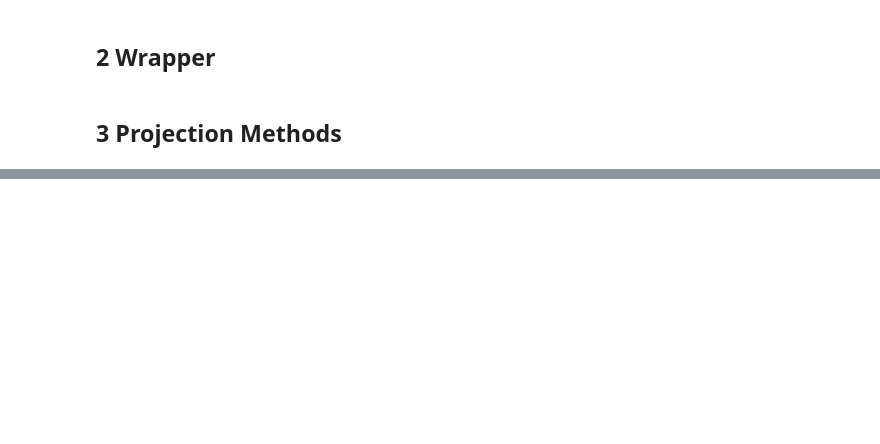
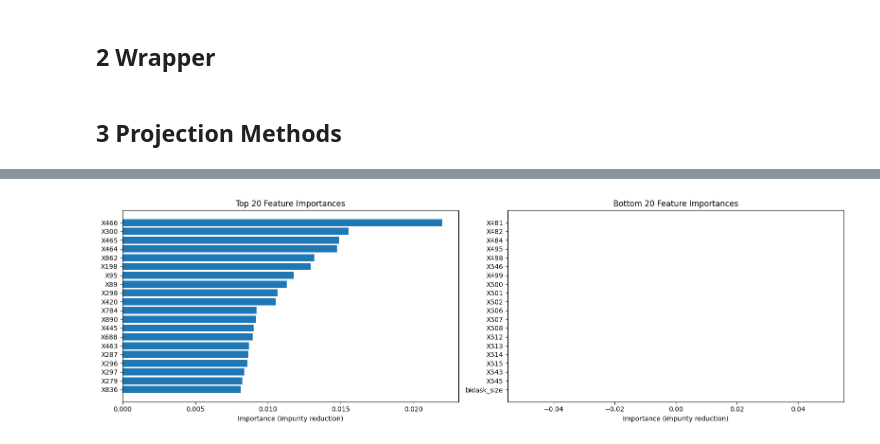
Before and after one commit to ryantjx/kaggle, a Jupyter notebook: drw-cryptomarketprediction2025/treemodels2.ipynb, the cells around one changed output, grey strips where cells are left out. Drawn from its saved outputs; the diff is of its cells as text; code cells hidden in the pictures; blank space fills up the shorter version.

Commit message:
update - feature importance model

```diff
--- a/drw-cryptomarketprediction2025/treemodels2.ipynb
+++ b/drw-cryptomarketprediction2025/treemodels2.ipynb
@@ -199,10 +204,9 @@ def evaluate_grid(X, y, params_data, params_split, params_model, is_linear=False
 # %% [markdown]
 # Data
 # %%
-data = pd.read_parquet('data/train.parquet')
+data = pd.read_parquet('kaggle/data/train.parquet')
 y = data['label']
 X = preprocess_train(data, columns_to_drop=['label', 'bid_qty', 'ask_qty', 'buy_qty', 'sell_qty'])
-X = X.sort_index(ascending=True)
 X
 # %% [output]
 Columns with infinite values: ['X697', 'X698', 'X699', 'X700', 'X701', 'X702', 'X703', 'X704', 'X705', 'X706', 'X707', 'X708', 'X709', 'X710', 'X711', 'X712', 'X713', 'X714', 'X715', 'X716', 'X717']
@@ -495,0 +517,3 @@ results = evaluate_grid(
+# %%
+X_train, X_test, y_train, y_test = sklearn_traintest_split(X, y, test_size=0.3, shuffle=False)
+X_train
@@ -495,0 +537,12 @@ results = evaluate_grid(
+# %%
+rf = model_tree_randomforest(
+    X=X_train,
+    y=y_train,
+    n_estimators=100,
+    max_depth=5,
+    n_jobs=-1,
+    max_features='sqrt'
+)
+# %%
+importances = pd.Series(rf.feature_importances_, index=X.columns).sort_values(ascending=False)
+importances
@@ -495,0 +562,56 @@ results = evaluate_grid(
+# %%
+import matplotlib.pyplot as plt
+
+def plot_treebased_importance(
+    model: RandomForestRegressor,
+    columns: list[str],
+    count: int = 10,
+    figsize: tuple[int, int] = (16, 10)
+) -> None:
+    """
+    Plot the top `n_features` and bottom `n_features` feature importances
+    from a fitted RandomForestRegressor.
+
+    Parameters
+    ----------
+    model : RandomForestRegressor
+        A fitted RandomForestRegressor instance.
+    columns : list[str]
+        List of feature names (must match the order used to fit `model`).
+    n_features : int, default 10
+        Number of top and bottom features to plot.
+    figsize : tuple[int, int], default (16, 10)
+        Figure size for the combined 1×2 plot.
+    """
+    # 1. Build a Series of importances, indexed by feature name, sorted descending
+    importances = pd.Series(
+        data=model.feature_importances_,
+        index=columns
+    ).sort_values(ascending=False)
+
+    # 2. Select top-n (highest importance) and bottom-n (lowest importance)
+    top_n = importances.head(count)
+    bottom_n = importances.tail(count)
+
+    # 3. Create subplots: 1 row, 2 columns
+    fig, axes = plt.subplots(1, 2, figsize=figsize)
+
+    # 4. Plot top-n (left); invert y-axis so highest importance appears at top
+    axes[0].barh(top_n.index, top_n.values)
+    axes[0].invert_yaxis()
+    axes[0].set_title(f"Top {count} Feature Importances")
+    axes[0].set_xlabel("Importance (impurity reduction)")
+
+    # 5. Plot bottom-n (right); invert y-axis so lowest importance appears at top
+    axes[1].barh(bottom_n.index, bottom_n.values)
+    axes[1].invert_yaxis()
+    axes[1].set_title(f"Bottom {count} Feature Importances")
+    axes[1].set_xlabel("Importance (impurity reduction)")
+
+    plt.tight_layout()
+    plt.show()
+    return importances
+
+importances = plot_treebased_importance(model=rf, columns=X.columns, count=20, figsize=(16, 5))
+# %% [output]
+[figure, added]
```
Also changed, not shown: parts of 32 cells of this notebook, 3 other files.
